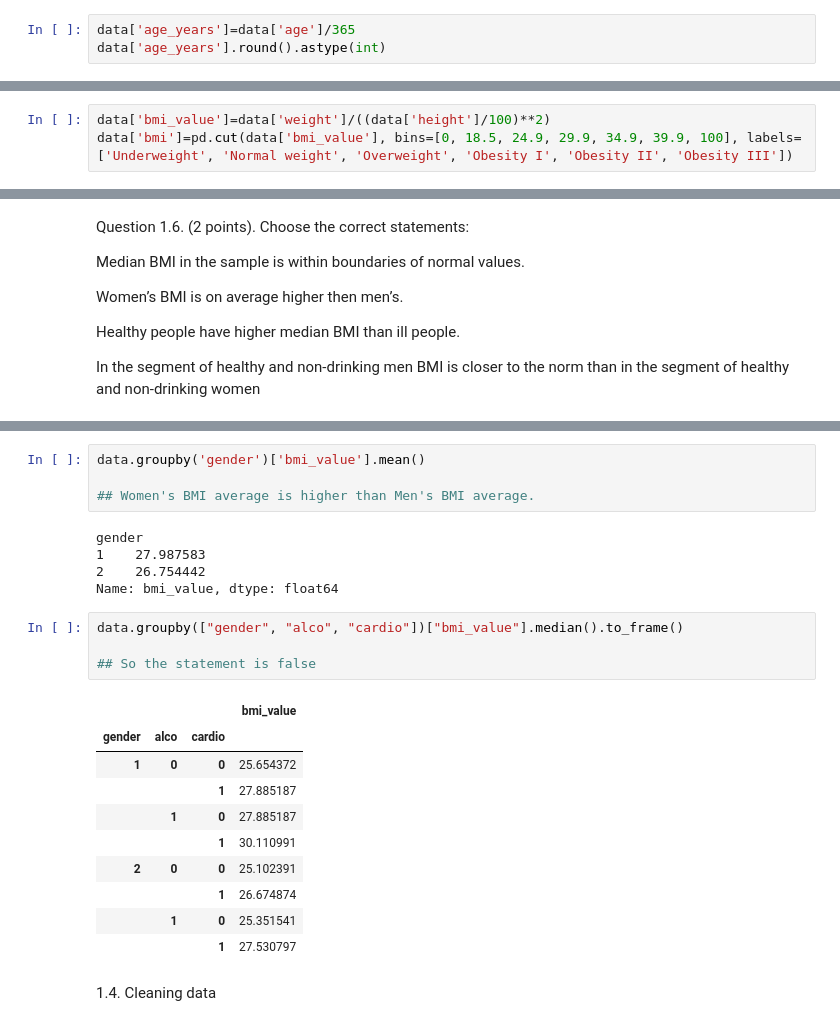
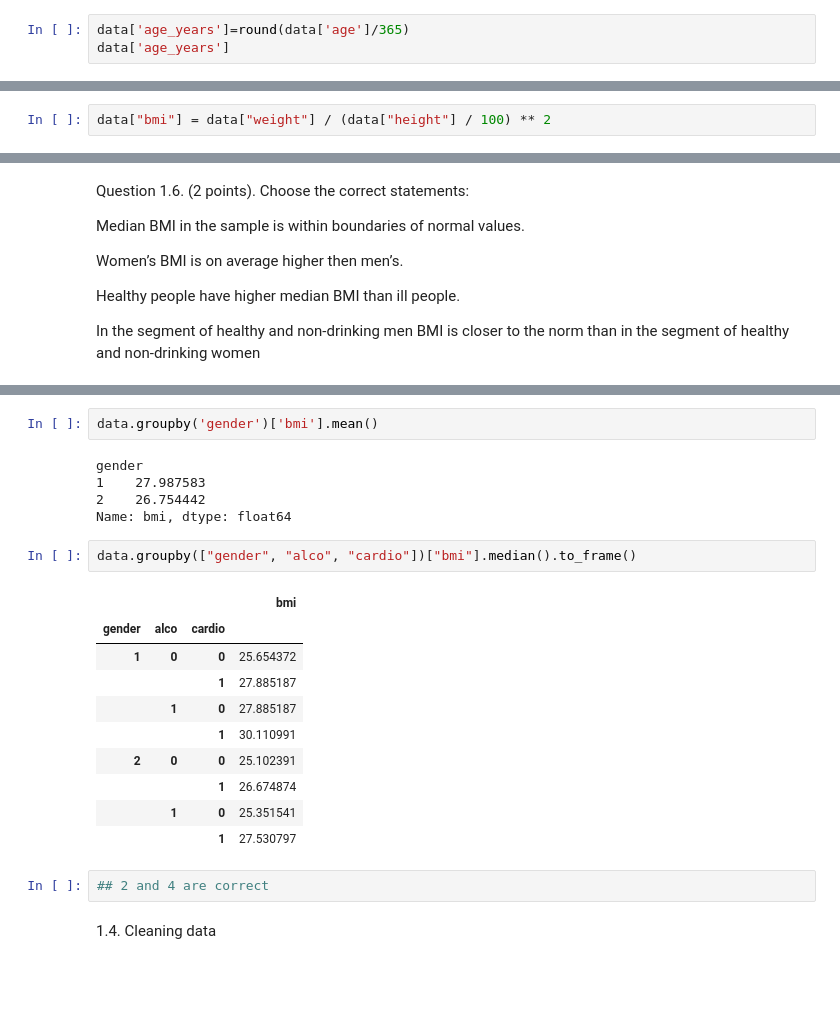
Before and after one commit to YogiramV/MLCourse.ai, a Jupyter notebook: VDA/cvd_eda.ipynb, the cells around one changed output, grey strips where cells are left out. Saved outputs shown, nothing was run; the diff lists cells and outputs as text; blank space fills up the shorter version.

```diff
--- a/VDA/cvd_eda.ipynb
+++ b/VDA/cvd_eda.ipynb
@@ -59,6 +72,6 @@ np.float64(19.613963039014372)
 # %% [markdown]
 1.2. Risk maps
 # %%
-data['age_years']=data['age']/365
-data['age_years'].round().astype(int)
+data['age_years']=round(data['age']/365)
+data['age_years']
 # %% [output]
@@ -97,5 +115,4 @@ np.float64(0.5714285714285714)
 # %% [markdown]
 Create a new feature – BMI (Body Mass Index). To do this, divide weight in kilograms by the square of the height in meters. Normal BMI values are said to be from 18.5 to 25.
 # %%
-data['bmi_value']=data['weight']/((data['height']/100)**2)
-data['bmi']=pd.cut(data['bmi_value'], bins=[0, 18.5, 24.9, 29.9, 34.9, 39.9, 100], labels=['Underweight', 'Normal weight', 'Overweight', 'Obesity I', 'Obesity II', 'Obesity III'])
+data["bmi"] = data["weight"] / (data["height"] / 100) ** 2
@@ -125,20 +131,16 @@ data['bmi_value'].median()
 # %% [output]
 np.float64(26.374068120774975)
 # %%
-data.groupby('gender')['bmi_value'].mean()
-
-## Women's BMI average is higher than Men's BMI average.
+data.groupby('gender')['bmi'].mean()
 # %% [output]
 gender
 1    27.987583
 2    26.754442
-Name: bmi_value, dtype: float64
+Name: bmi, dtype: float64
 # %%
-data.groupby(["gender", "alco", "cardio"])["bmi_value"].median().to_frame()
-
-## So the statement is false
+data.groupby(["gender", "alco", "cardio"])["bmi"].median().to_frame()
 # %% [output]
-|  |  |  | bmi_value |
+|  |  |  | bmi |
 | gender | alco | cardio |  |
 | 1 | 0 | 0 | 25.654372 |
 |  |  | 1 | 27.885187 |
@@ -148,6 +150,8 @@ data.groupby(["gender", "alco", "cardio"])["bmi_value"].median().to_frame()
 |  |  | 1 | 26.674874 |
 |  | 1 | 0 | 25.351541 |
 |  |  | 1 | 27.530797 |
+# %%
+## 2 and 4 are correct
 # %% [markdown]
 1.4. Cleaning data
 # %%
```
Also changed, not shown: parts of 21 cells of this notebook, 1 other file.
